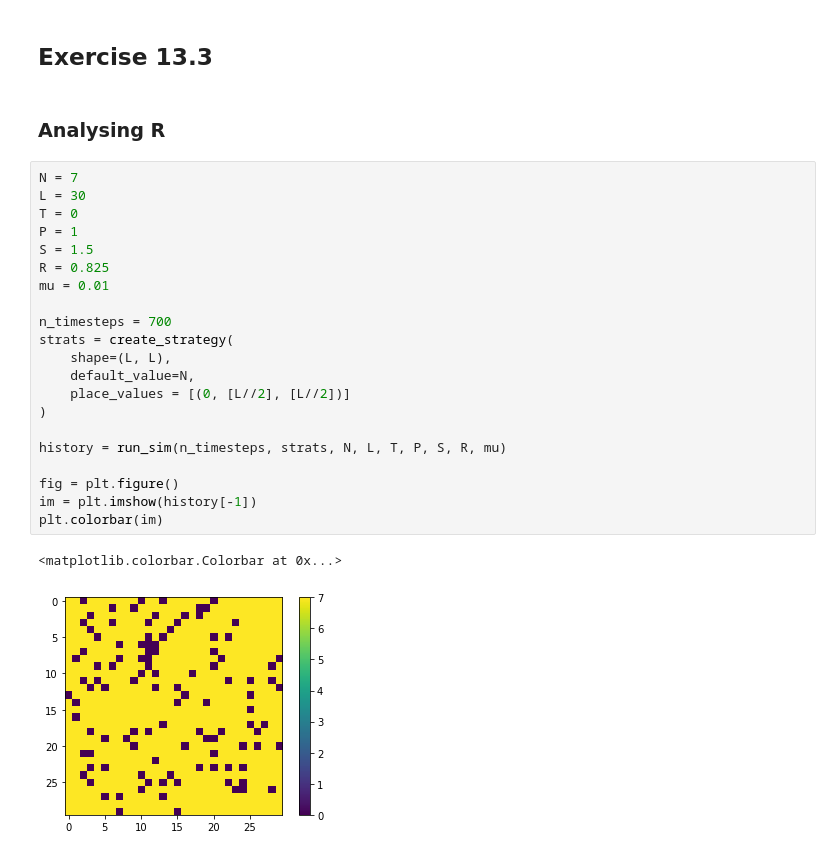
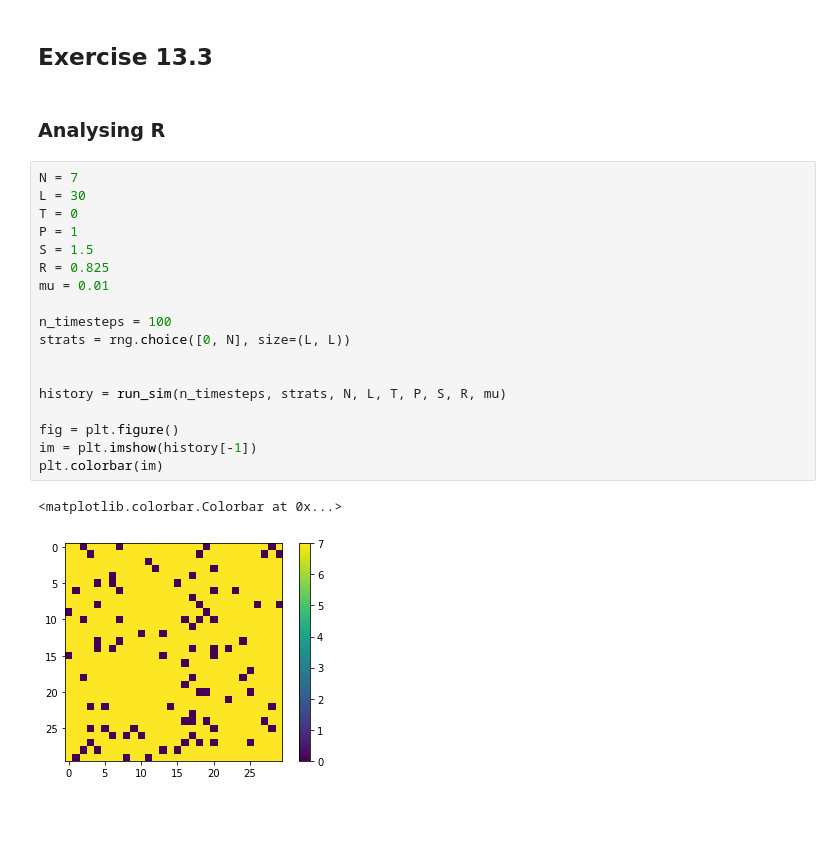
Before and after one commit to gasparyanartur/simulation-of-complex-systems-solutions, a Jupyter notebook: chapter-13/chapter-13.ipynb, the cells around one changed output. Cells and saved outputs as stored; diff of their text form; blank space fills up the shorter version.

```diff
--- a/chapter-13/chapter-13.ipynb
+++ b/chapter-13/chapter-13.ipynb
@@ -379,29 +379,26 @@ for i, R in enumerate(Rs):
 [figure]
 # %% [markdown]
 ## Exercise 13.3
-# %% [markdown]
-### Analysing R
+# %% [markdown]
+### Analysing R
 # %%
 N = 7
 L = 30
 T = 0
 P = 1
 S = 1.5
 R = 0.825
 mu = 0.01
 
-n_timesteps = 700
-strats = create_strategy(
-    shape=(L, L),
-    default_value=N,
-    place_values = [(0, [L//2], [L//2])]
-)
+n_timesteps = 100
+strats = rng.choice([0, N], size=(L, L))
+
 
 history = run_sim(n_timesteps, strats, N, L, T, P, S, R, mu)
 
 fig = plt.figure()
 im = plt.imshow(history[-1])
 plt.colorbar(im)
 # %% [output]
 <matplotlib.colorbar.Colorbar at 0x...>
-[figure, old version]
+[figure, new version]
```
Also changed, not shown: parts of 31 cells of this notebook.
